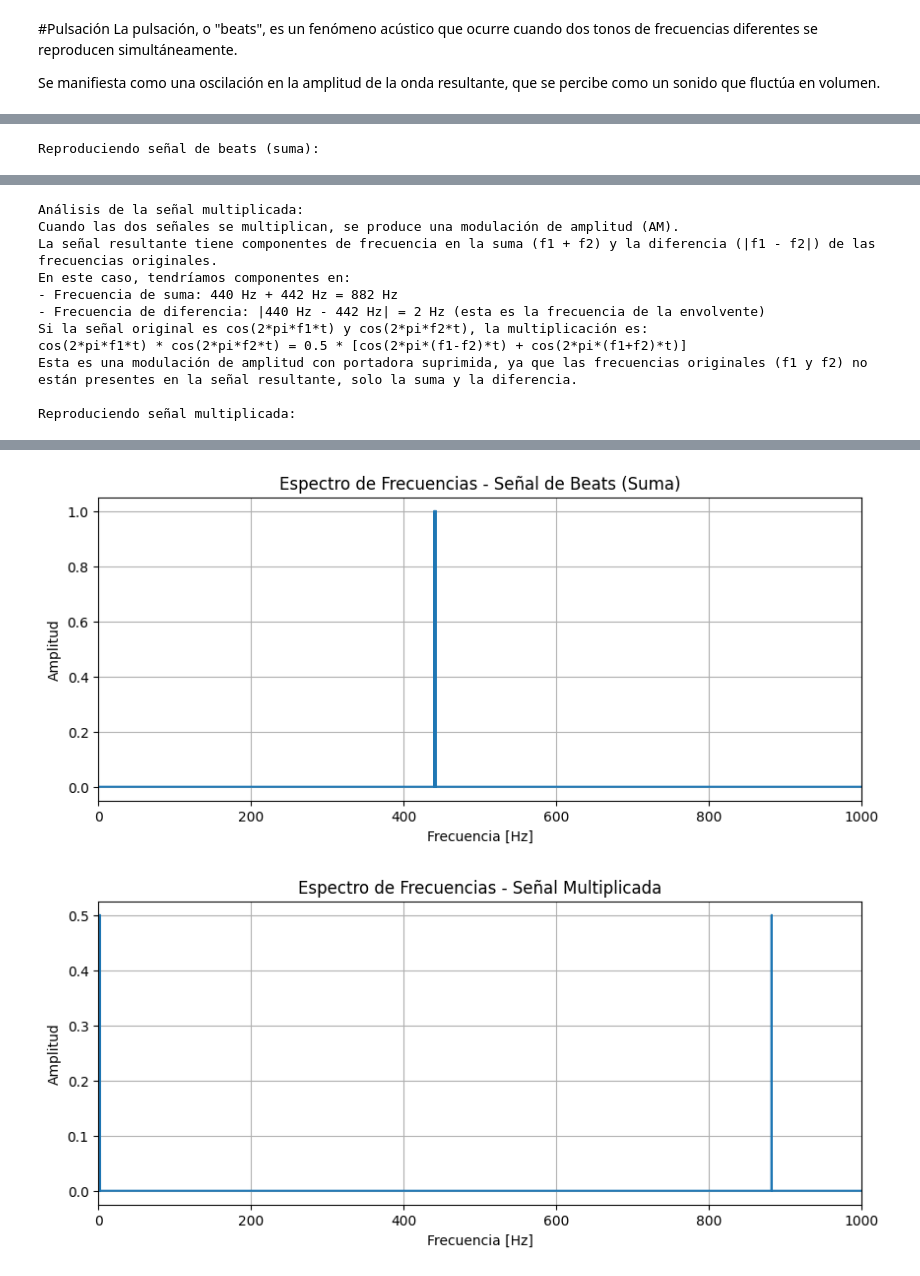
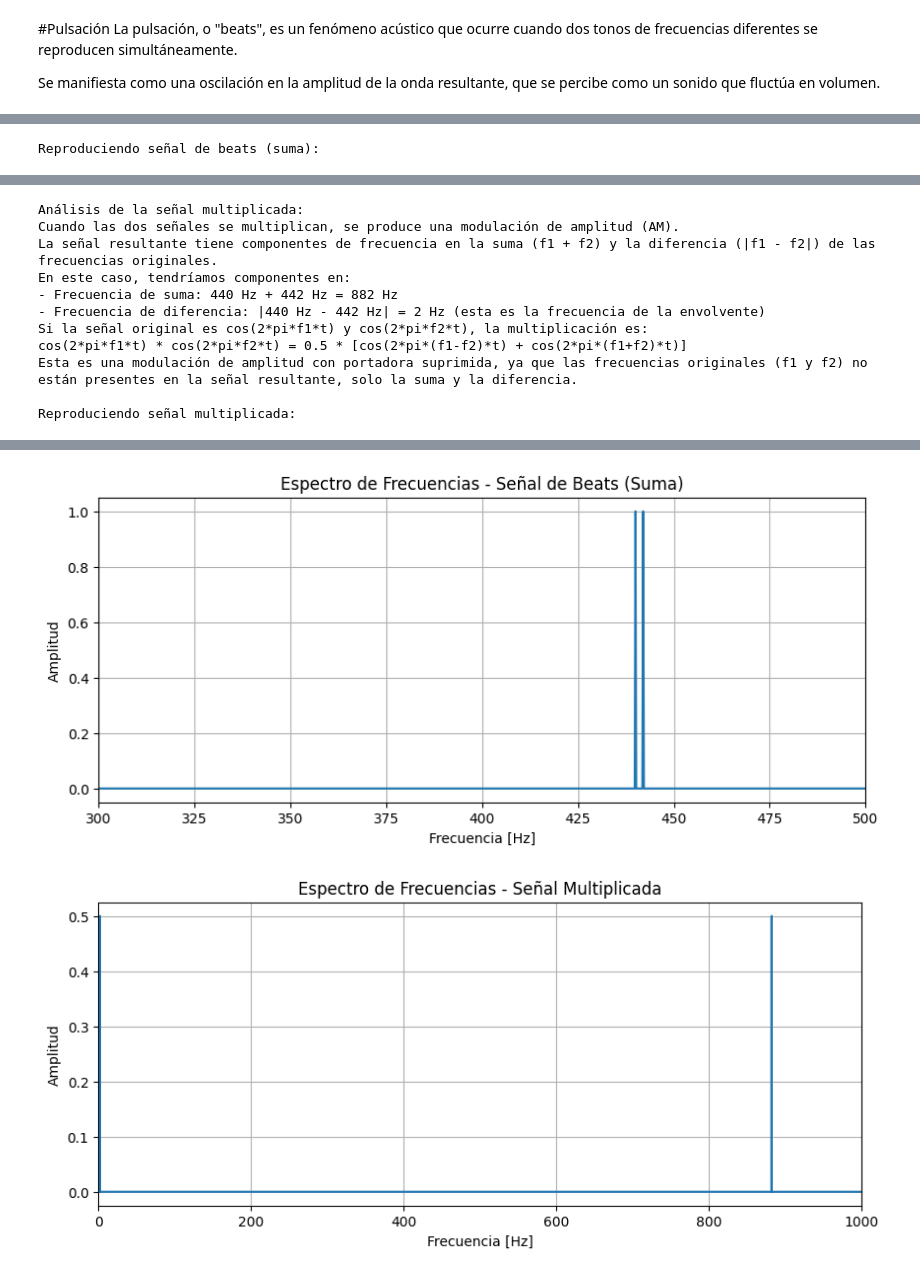
Before and after one commit to leandroblanco/curso-piii-2025, a Jupyter notebook: clase07/Ejercicio15clase07.ipynb, the cells around one changed output, grey strips where cells are left out. Drawn from its saved outputs; the diff is of its cells as text; code cells hidden in the pictures.

```diff
--- a/clase07/Ejercicio15clase07.ipynb
+++ b/clase07/Ejercicio15clase07.ipynb
@@ -94,7 +94,7 @@ plt.plot(xf_beats, 2.0/N_beats * np.abs(yf_beats[0:N_beats//2]))
 plt.title('Espectro de Frecuencias - Señal de Beats (Suma)')
 plt.xlabel('Frecuencia [Hz]')
 plt.ylabel('Amplitud')
-plt.xlim(0, 1000) # Set x-axis limit
+plt.xlim(300, 500) # Set x-axis limit
 plt.grid(True)
 plt.show()
 
@@ -107,32 +107,32 @@ plt.figure(figsize=(10, 4))
 plt.plot(xf_multiplied, 2.0/N_multiplied * np.abs(yf_multiplied[0:N_multiplied//2]))
 plt.title('Espectro de Frecuencias - Señal Multiplicada')
 plt.xlabel('Frecuencia [Hz]')
 plt.ylabel('Amplitud')
 plt.xlim(0, 1000) # Set x-axis limit
 plt.grid(True)
 plt.show()
 # %% [output]
 [figure]
 Reproduciendo señal de beats (suma):
 [interactive output not drawn]
 La fórmula para calcular la frecuencia de oscilación (frecuencia de batido) es: |f1 - f2|
 En este caso, la frecuencia de batido es: |440 Hz - 442 Hz| = 2 Hz
 
 Percepción de las pulsaciones:
 - Cuando las frecuencias están muy cerca (440 Hz y 442 Hz), las pulsaciones son lentas (2 Hz) y fáciles de percibir como fluctuaciones de volumen.
 - Cuando las frecuencias están más alejadas (440 Hz y 450 Hz), las pulsaciones son más rápidas (10 Hz) y pueden percibirse como un sonido áspero o una disonancia en lugar de fluctuaciones de volumen c ...
 [figure]
 Análisis de la señal multiplicada:
 Cuando las dos señales se multiplican, se produce una modulación de amplitud (AM).
 La señal resultante tiene componentes de frecuencia en la suma (f1 + f2) y la diferencia (|f1 - f2|) de las frecuencias originales.
 En este caso, tendríamos componentes en:
 - Frecuencia de suma: 440 Hz + 442 Hz = 882 Hz
 - Frecuencia de diferencia: |440 Hz - 442 Hz| = 2 Hz (esta es la frecuencia de la envolvente)
 Si la señal original es cos(2*pi*f1*t) y cos(2*pi*f2*t), la multiplicación es:
 cos(2*pi*f1*t) * cos(2*pi*f2*t) = 0.5 * [cos(2*pi*(f1-f2)*t) + cos(2*pi*(f1+f2)*t)]
 Esta es una modulación de amplitud con portadora suprimida, ya que las frecuencias originales (f1 y f2) no están presentes en la señal resultante, solo la suma y la diferencia.
 
 Reproduciendo señal multiplicada:
 [interactive output not drawn]
-[figure, old version]
+[figure, new version]
 [figure]
```
